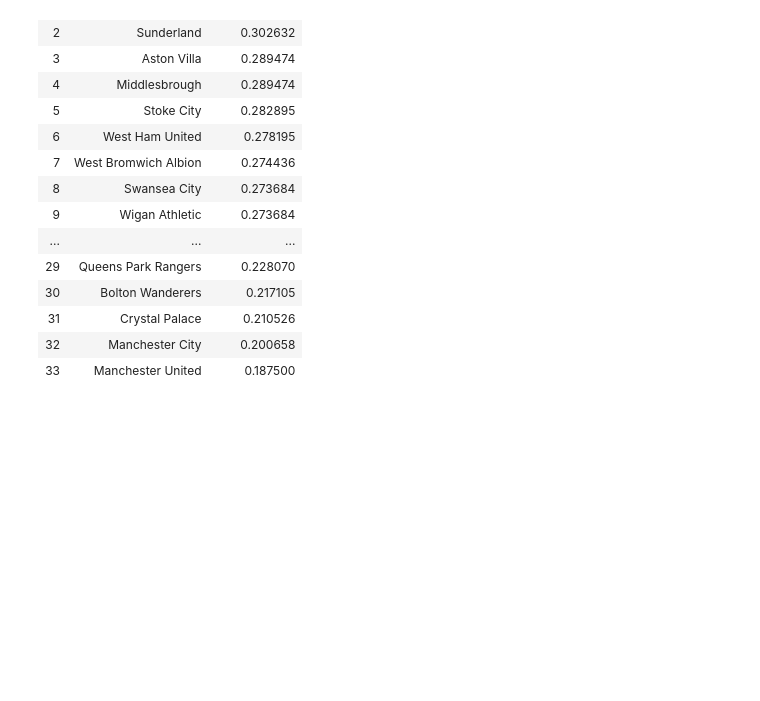
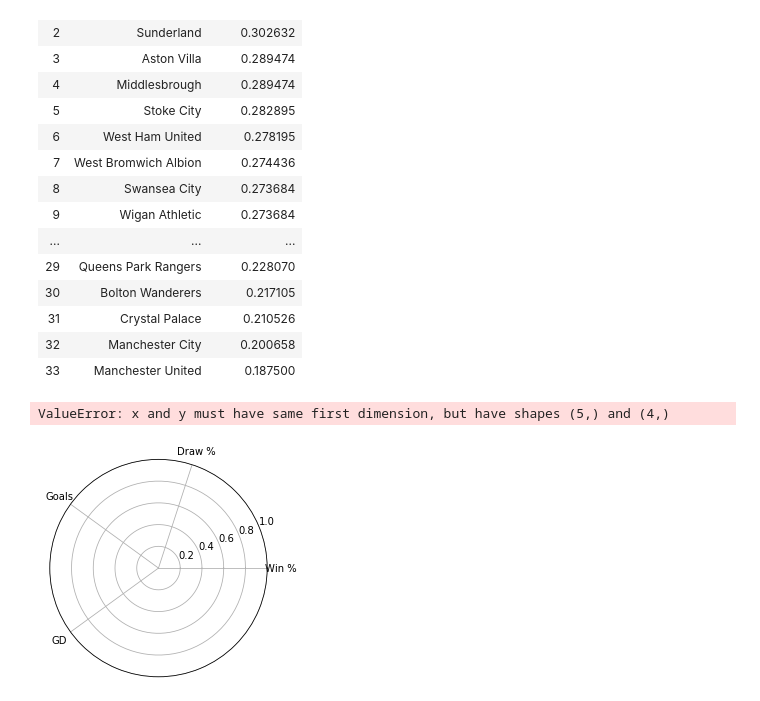
Before and after one commit to dirkstrong1/predictive_soccer_analytics, a Jupyter notebook: Untitled.ipynb, the cells around one changed output. Cells and saved outputs as stored; diff of their text form; code cells hidden in the pictures; blank space fills up the shorter version.

Commit message:
visual ipynb

```diff
--- a/Untitled.ipynb
+++ b/Untitled.ipynb
@@ -110,3 +110,36 @@ ax2.barh(df_laliga['club'], df_laliga['draw_percent'])
 
 ax1.set_xlabel('Draw %')
 ax2.set_xlable('Draw %')
+# %%
+import pandas as pd
+from math import pi
+import matplotlib.pyplot as plt
+%matplotlib inline
+#league = EPL
+#league2 = LaLiga
+Attributes = ["Win %","Draw %","Goals","GD",]
+
+values = [75, 10, 90, 52]
+values2 = [55, 25, 76, 28]
+angles = [n / 4 * 2 * pi for n in range(4)]
+angles += angles [:1]
+
+angles2 = [n / 4 * 2 * pi for n in range(4)]
+angles2 += angles2 [:1]
+
+ax = plt.subplot(111, polar=True)
+
+plt.xticks(angles[:-1],Attributes)
+ax.plot(angles,values)
+ax.fill(angles, values, 'teal', alpha=0.1)
+
+ax.plot(angles2,values2)
+ax.fill(angles2, values2, 'red', alpha=0.1)
+
+plt.figtext(0.2,0.9,'LaLiga',color="teal")
+plt.figtext(0.2,0.85,"v")
+plt.figtext(0.2,0.8,'EPL',color="red")
+plt.show()
+# %% [output]
+ValueError: x and y must have same first dimension, but have shapes (5,) and (4,)
+[figure, added]
```
Also changed, not shown: 3 other files.
